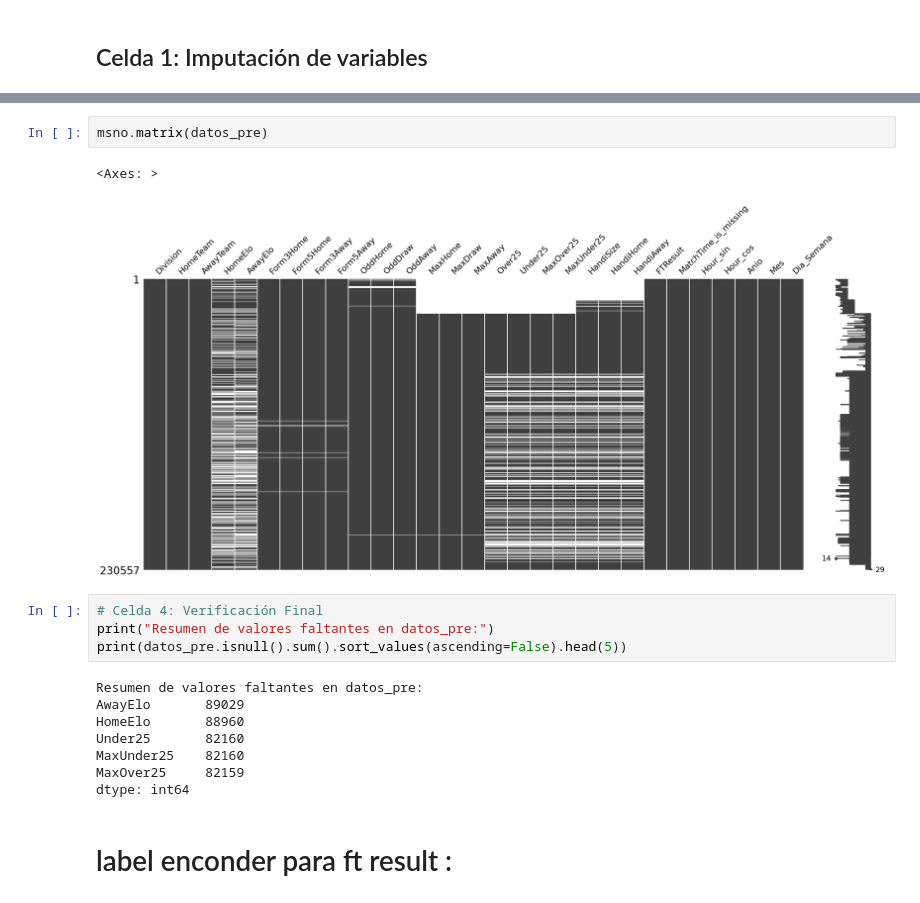
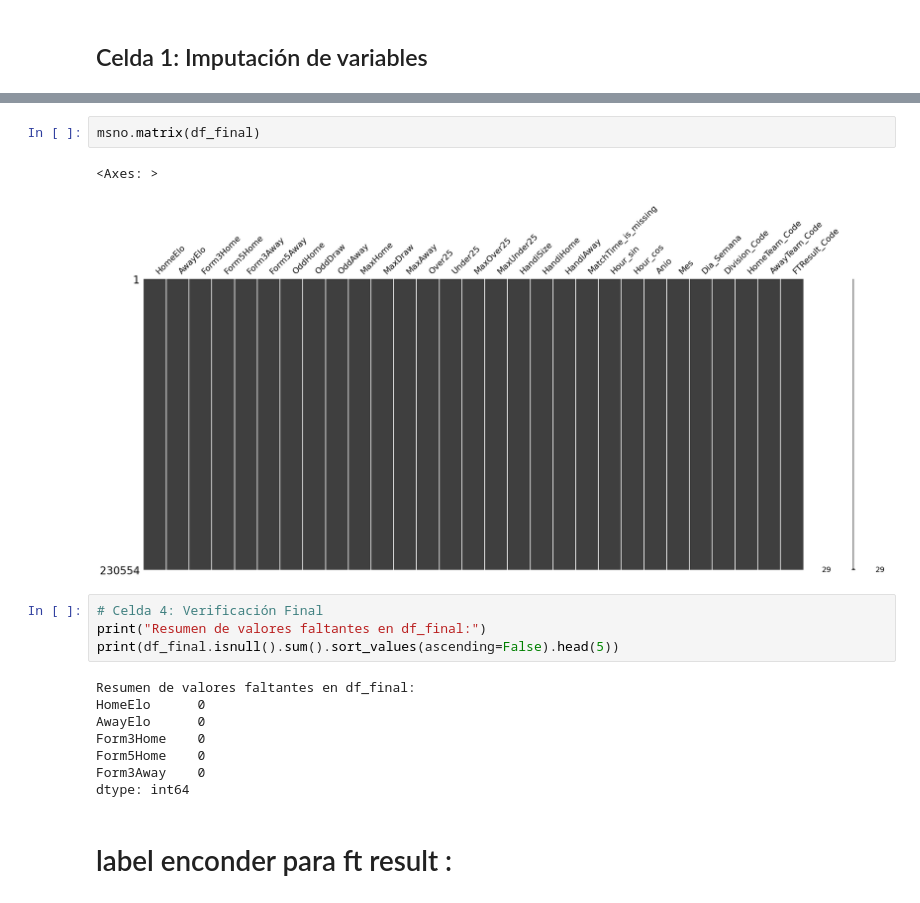
Before and after one commit to 4GeeksAcademy/Steven_Carlos_proyecto-final_, a Jupyter notebook: src/carlos.ipynb, the cells around one changed output, grey strips where cells are left out. Saved outputs shown, nothing was run; the diff lists cells and outputs as text.

```diff
--- a/src/carlos.ipynb
+++ b/src/carlos.ipynb
@@ -478,19 +488,19 @@ print(f"🧹 Total Nulos restantes: {df_final.isnull().sum().sum()}")
 # %%
-msno.matrix(datos_pre)
+msno.matrix(df_final)
 # %% [output]
 <Axes: >
-[figure, old version]
+[figure, new version]
 # %%
 # Celda 4: Verificación Final
-print("Resumen de valores faltantes en datos_pre:")
-print(datos_pre.isnull().sum().sort_values(ascending=False).head(5))
+print("Resumen de valores faltantes en df_final:")
+print(df_final.isnull().sum().sort_values(ascending=False).head(5))
 # %% [output]
-Resumen de valores faltantes en datos_pre:
-AwayElo       89029
-HomeElo       88960
-Under25       82160
-MaxUnder25    82160
-MaxOver25     82159
+Resumen de valores faltantes en df_final:
+HomeElo      0
+AwayElo      0
+Form3Home    0
+Form5Home    0
+Form3Away    0
 dtype: int64
 # %% [markdown]
 # label enconder para ft result :
```
Also changed, not shown: parts of 18 cells of this notebook.
